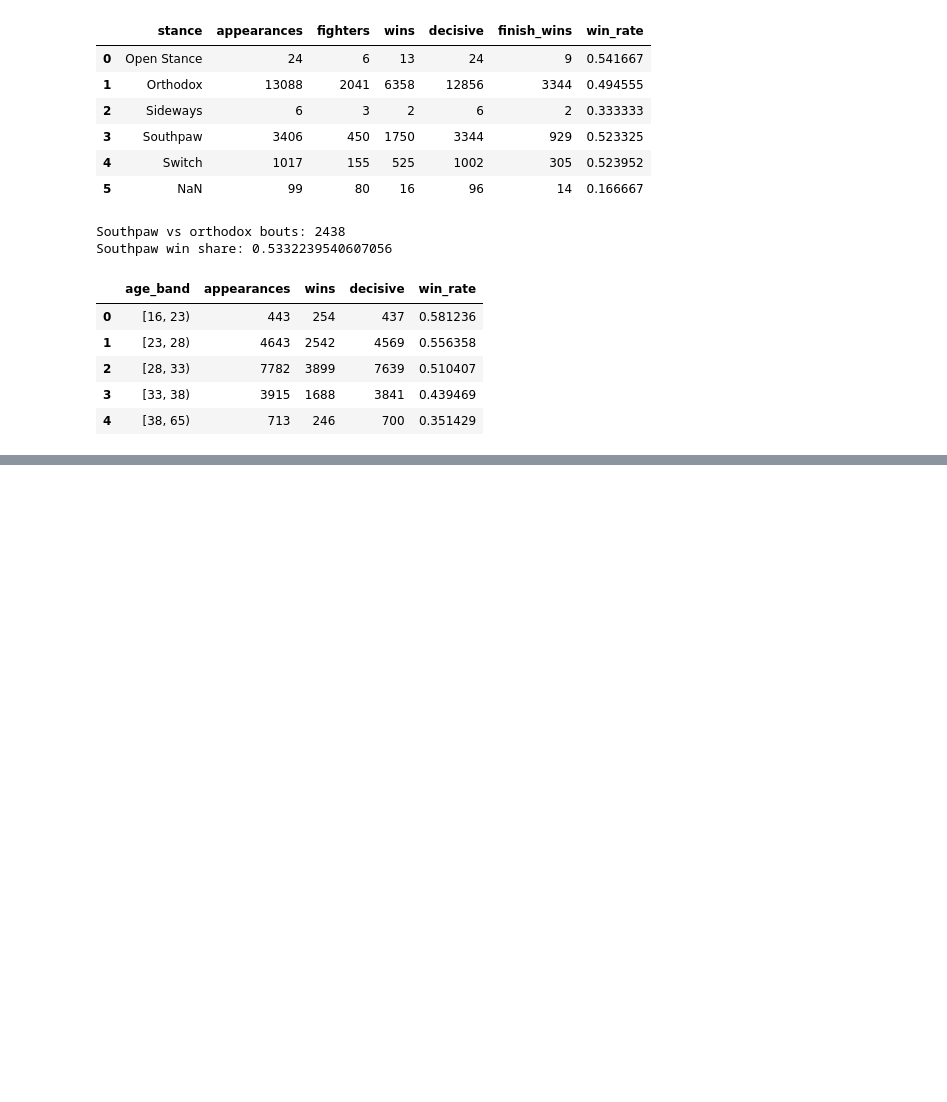
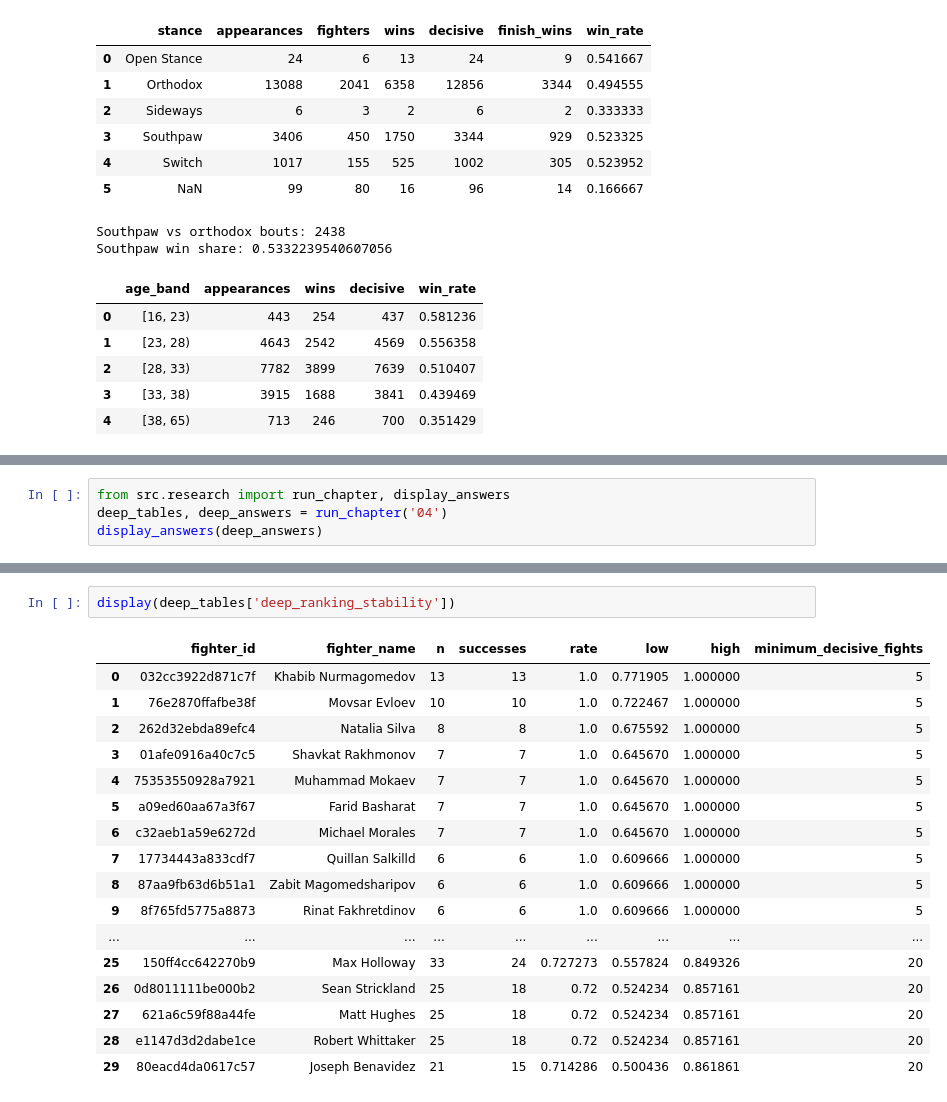
Before and after one commit to DQuanBui/UFC_Fights_Analysis, a Jupyter notebook: notebooks/04_fighter_analysis.ipynb, the cells around one changed output, grey strips where cells are left out. Drawn from its saved outputs; the diff is of its cells as text; blank space fills up the shorter version.

Commit message:
feat: investigate ranking uncertainty and fixed-horizon fighter careers

```diff
--- a/notebooks/04_fighter_analysis.ipynb
+++ b/notebooks/04_fighter_analysis.ipynb
@@ -160,0 +165,4 @@ Southpaw win share: 0.5332239540607056
+# %%
+from src.research import run_chapter, display_answers
+deep_tables, deep_answers = run_chapter('04')
+display_answers(deep_answers)
@@ -160,0 +190,20 @@ Southpaw win share: 0.5332239540607056
+# %%
+display(deep_tables['deep_ranking_stability'])
+# %% [output]
+|  | fighter_id | fighter_name | n | successes | rate | low | high | minimum_decisive_fights |
+| 0 | 032cc3922d871c7f | Khabib Nurmagomedov | 13 | 13 | 1.0 | 0.771905 | 1.000000 | 5 |
+| 1 | 76e2870ffafbe38f | Movsar Evloev | 10 | 10 | 1.0 | 0.722467 | 1.000000 | 5 |
+| 2 | 262d32ebda89efc4 | Natalia Silva | 8 | 8 | 1.0 | 0.675592 | 1.000000 | 5 |
+| 3 | 01afe0916a40c7c5 | Shavkat Rakhmonov | 7 | 7 | 1.0 | 0.645670 | 1.000000 | 5 |
+| 4 | 75353550928a7921 | Muhammad Mokaev | 7 | 7 | 1.0 | 0.645670 | 1.000000 | 5 |
+| 5 | a09ed60aa67a3f67 | Farid Basharat | 7 | 7 | 1.0 | 0.645670 | 1.000000 | 5 |
+| 6 | c32aeb1a59e6272d | Michael Morales | 7 | 7 | 1.0 | 0.645670 | 1.000000 | 5 |
+| 7 | 17734443a833cdf7 | Quillan Salkilld | 6 | 6 | 1.0 | 0.609666 | 1.000000 | 5 |
+| 8 | 87aa9fb63d6b51a1 | Zabit Magomedsharipov | 6 | 6 | 1.0 | 0.609666 | 1.000000 | 5 |
+| 9 | 8f765fd5775a8873 | Rinat Fakhretdinov | 6 | 6 | 1.0 | 0.609666 | 1.000000 | 5 |
+| ... | ... | ... | ... | ... | ... | ... | ... | ... |
+| 25 | 150ff4cc642270b9 | Max Holloway | 33 | 24 | 0.727273 | 0.557824 | 0.849326 | 20 |
+| 26 | 0d8011111be000b2 | Sean Strickland | 25 | 18 | 0.72 | 0.524234 | 0.857161 | 20 |
+| 27 | 621a6c59f88a44fe | Matt Hughes | 25 | 18 | 0.72 | 0.524234 | 0.857161 | 20 |
+| 28 | e1147d3d2dabe1ce | Robert Whittaker | 25 | 18 | 0.72 | 0.524234 | 0.857161 | 20 |
+| 29 | 80eacd4da0617c57 | Joseph Benavidez | 21 | 15 | 0.714286 | 0.500436 | 0.861861 | 20 |
```
Also changed, not shown: parts of 5 cells of this notebook, 8 other files.
